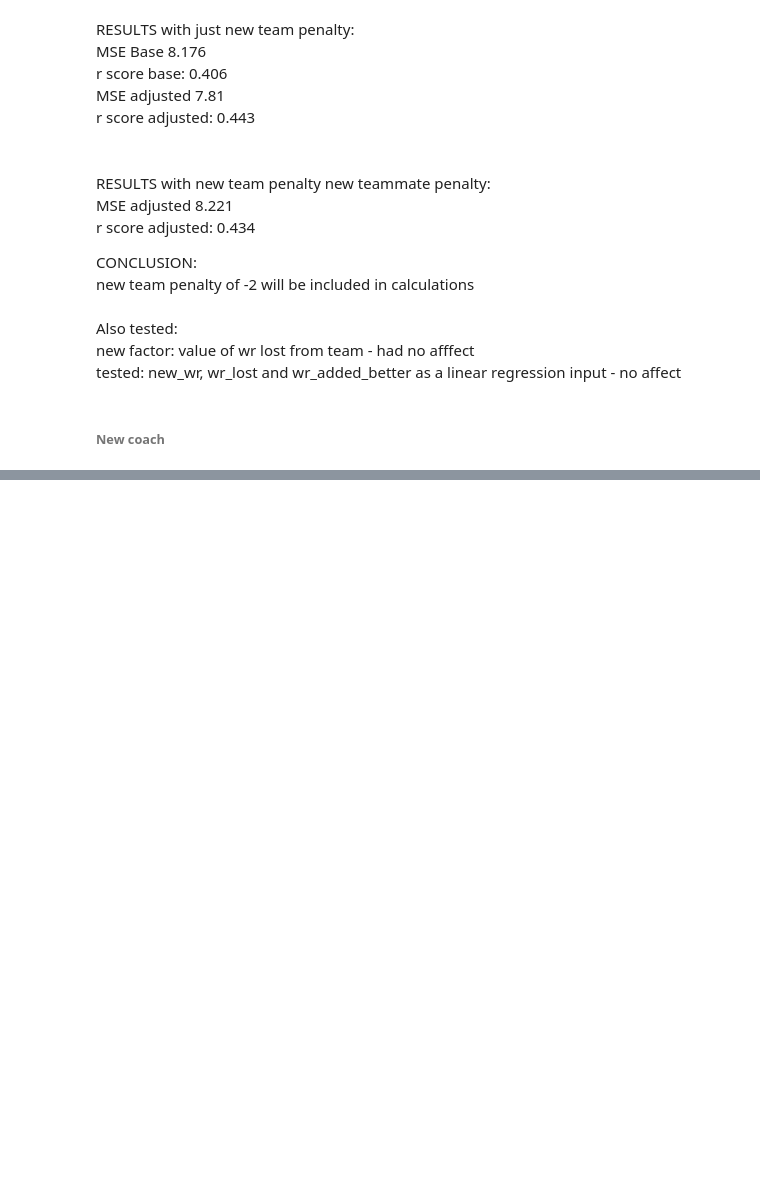
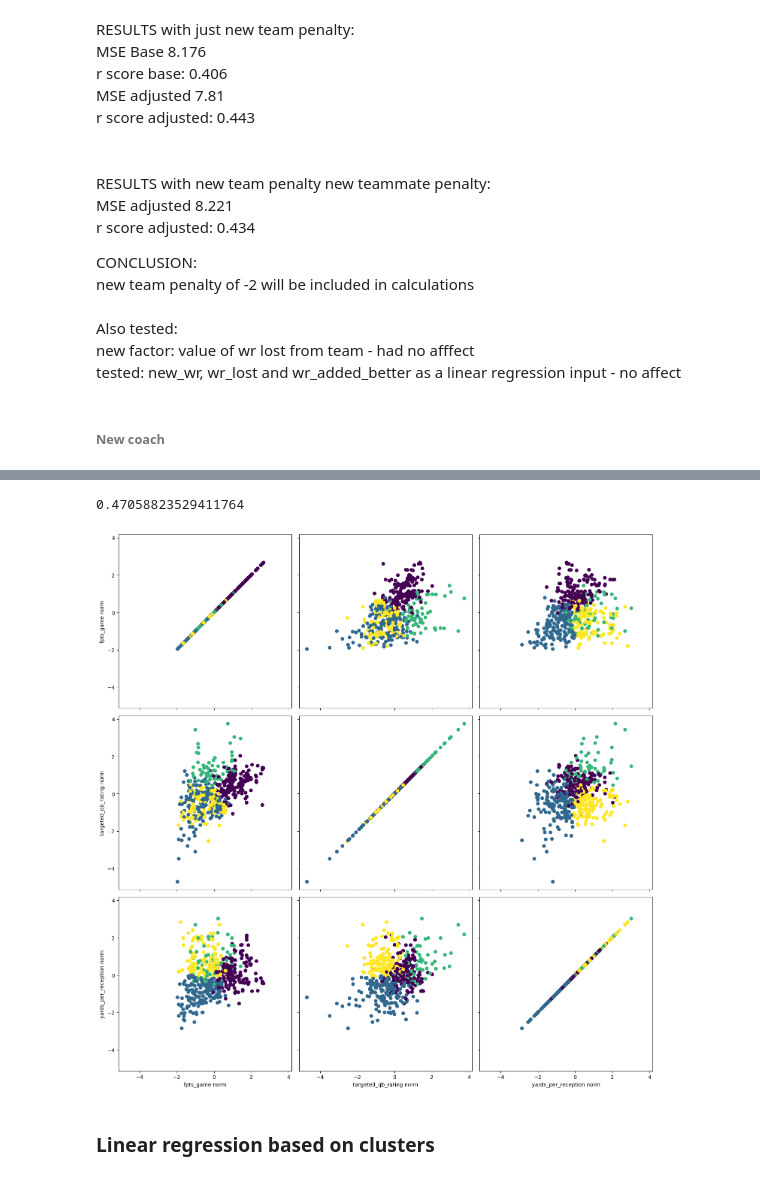
Before and after one commit to cow228/CWilliams_Project_Portfolio, a Jupyter notebook: Football/Yearly_FF_prediction.ipynb, the cells around one changed output, grey strips where cells are left out. Saved outputs shown, nothing was run; the diff lists cells and outputs as text; code cells hidden in the pictures; blank space fills up the shorter version.

```diff
--- a/Football/Yearly_FF_prediction.ipynb
+++ b/Football/Yearly_FF_prediction.ipynb
@@ -501,0 +720,29 @@ tested: new_wr, wr_lost and wr_added_better as a linear regression input - no af
+# %%
+#if I set each member of a cluster to have a normal dist with parameters based on group, how many will fall inside?
+wr_cluster_norm = pd.merge(wr_cluster, clusters_mean['fpts_game'], 'left', on='cluster')
+wr_cluster_norm = pd.merge(wr_cluster_norm, clusters_std['fpts_game'], 'left', on='cluster')
+wr_cluster_norm.rename(columns={'fpts_game_x': 'fpts_game', 'fpts_game_y': 'fpts_game_mean', 'fpts_game': 'fpts_game_std'}, inplace=True)
+wr_cluster_norm['high'] = wr_cluster_norm['fpts_game_mean'] + wr_cluster_norm['fpts_game_std']
+wr_cluster_norm['low'] = wr_cluster_norm['fpts_game_mean'] - wr_cluster_norm['fpts_game_std']
+wr_cluster_norm['in'] = (wr_cluster_norm['fpts_game_actual'] <= wr_cluster_norm['high']) & (wr_cluster_norm['fpts_game_actual'] >= wr_cluster_norm['low'])
+wr_cluster_norm['in'].sum()/len(wr_cluster_norm)
+#47% is already pretty good, close to viable distribution
+# %% [output]
+0.47058823529411764
+# %%
+#plot the clusters
+fig, axs = plt.subplots(3,3, figsize=(15,15), sharex=True, sharey=True)
+for i, factor1 in enumerate(['fpts_game','targeted_qb_rating','yards_per_reception']):
+    for j, factor2 in enumerate(['fpts_game','targeted_qb_rating','yards_per_reception']):
+        axs[i,j].scatter(wr_cluster_scaled[factor2], wr_cluster_scaled[factor1], c=wr_cluster_scaled['cluster'])
+        title2 = factor2 + ' norm'
+        title1 = factor1 + ' norm'
+        if i == 2: axs[i,j].set_xlabel(title2)
+        if j == 0: axs[i,j].set_ylabel(title1)
+
+plt.tight_layout()
+plt.show()
+# %% [output]
+[figure, added]
+# %% [markdown]
+### Linear regression based on clusters
```
Also changed, not shown: parts of 13 cells of this notebook.
